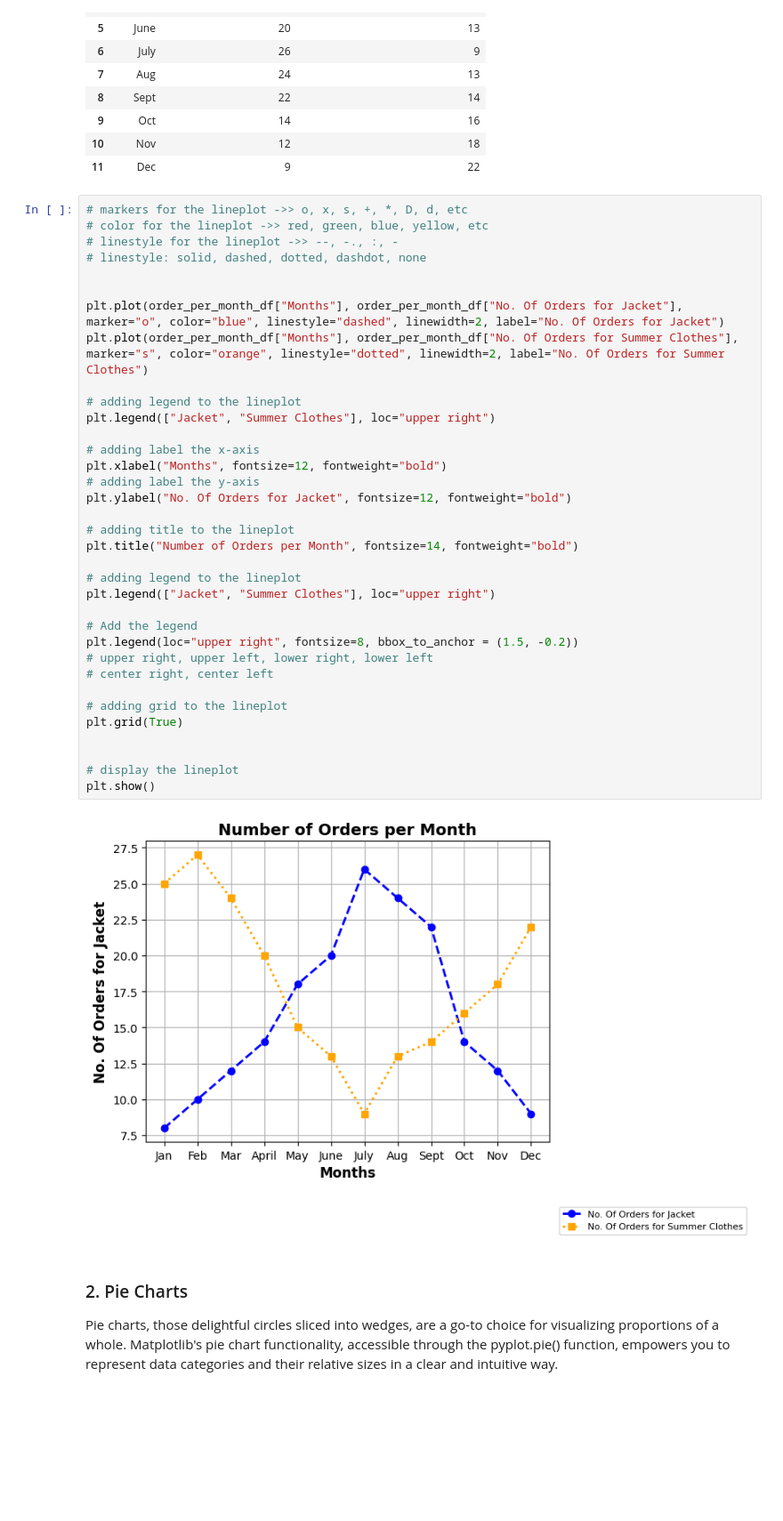
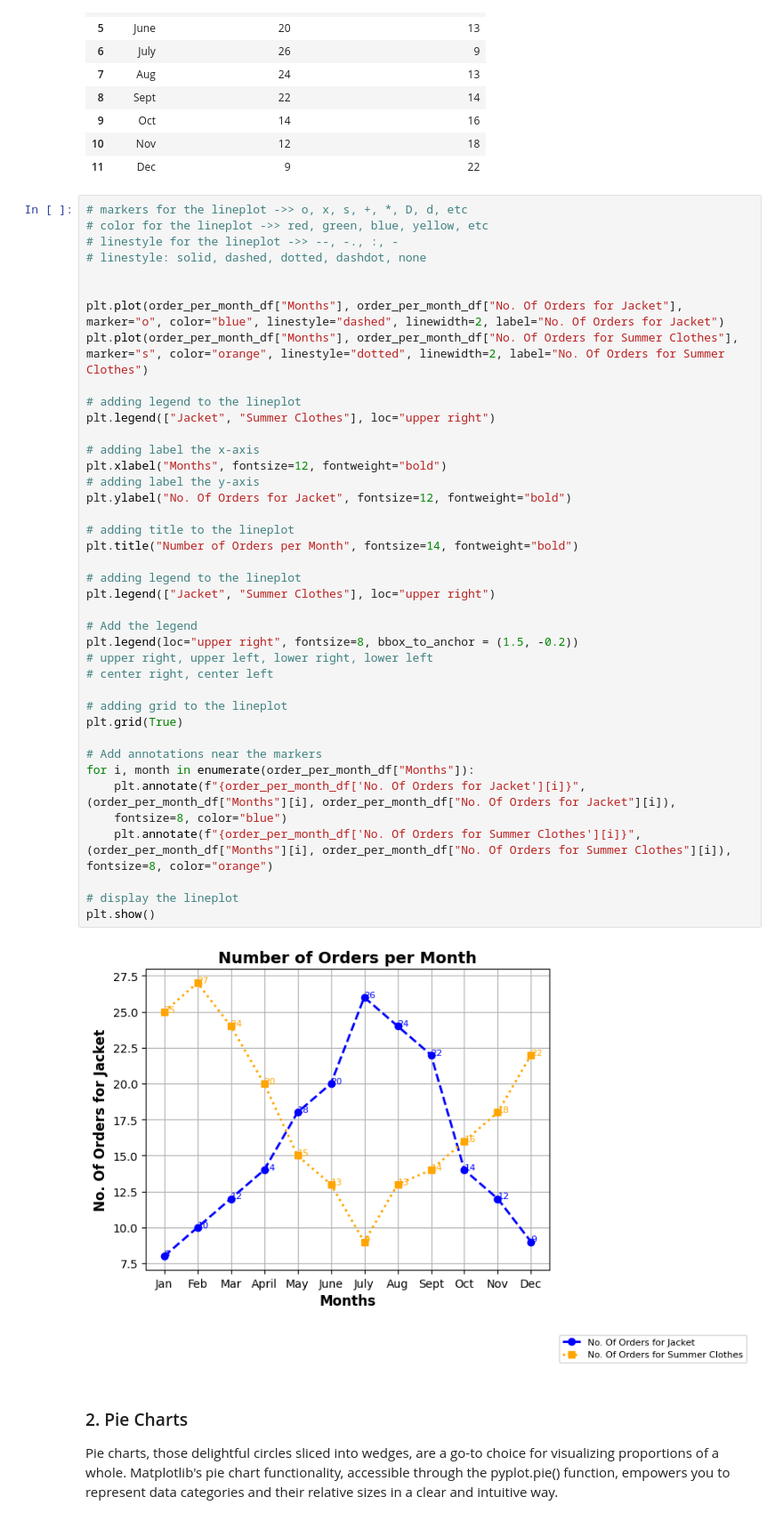
Before and after one commit to Rongiela/DAT09, a Jupyter notebook: Module 5 - Data Visualization/data_visualization.ipynb, the cells around one changed output. Shown at 89% size. Saved outputs shown, nothing was run; the diff lists cells and outputs as text; blank space fills up the shorter version.

Commit message:
line, pie, bar chart

```diff
--- a/Module 5 - Data Visualization/data_visualization.ipynb
+++ b/Module 5 - Data Visualization/data_visualization.ipynb
@@ -68,34 +63,39 @@ order_per_month_df
 
 plt.plot(order_per_month_df["Months"], order_per_month_df["No. Of Orders for Jacket"], marker="o", color="blue", linestyle="dashed", linewidth=2, label="No. Of Orders for Jacket")
 plt.plot(order_per_month_df["Months"], order_per_month_df["No. Of Orders for Summer Clothes"], marker="s", color="orange", linestyle="dotted", linewidth=2, label="No. Of Orders for Summer Clothes")
 
 # adding legend to the lineplot
 plt.legend(["Jacket", "Summer Clothes"], loc="upper right")
 
 # adding label the x-axis
 plt.xlabel("Months", fontsize=12, fontweight="bold")
 # adding label the y-axis
 plt.ylabel("No. Of Orders for Jacket", fontsize=12, fontweight="bold")
 
 # adding title to the lineplot
 plt.title("Number of Orders per Month", fontsize=14, fontweight="bold")
 
 # adding legend to the lineplot
 plt.legend(["Jacket", "Summer Clothes"], loc="upper right")
 
 # Add the legend
 plt.legend(loc="upper right", fontsize=8, bbox_to_anchor = (1.5, -0.2))
 # upper right, upper left, lower right, lower left
 # center right, center left
 
 # adding grid to the lineplot
 plt.grid(True)
 
+# Add annotations near the markers
+for i, month in enumerate(order_per_month_df["Months"]):
+    plt.annotate(f"{order_per_month_df['No. Of Orders for Jacket'][i]}", (order_per_month_df["Months"][i], order_per_month_df["No. Of Orders for Jacket"][i]),
+    fontsize=8, color="blue")
+    plt.annotate(f"{order_per_month_df['No. Of Orders for Summer Clothes'][i]}", (order_per_month_df["Months"][i], order_per_month_df["No. Of Orders for Summer Clothes"][i]), fontsize=8, color="orange")
 
 # display the lineplot
 plt.show()
 # %% [output]
-[figure, old version]
+[figure, new version]
 # %% [markdown]
 ### 2. Pie Charts
 
```
Also changed, not shown: parts of 6 cells of this notebook.
